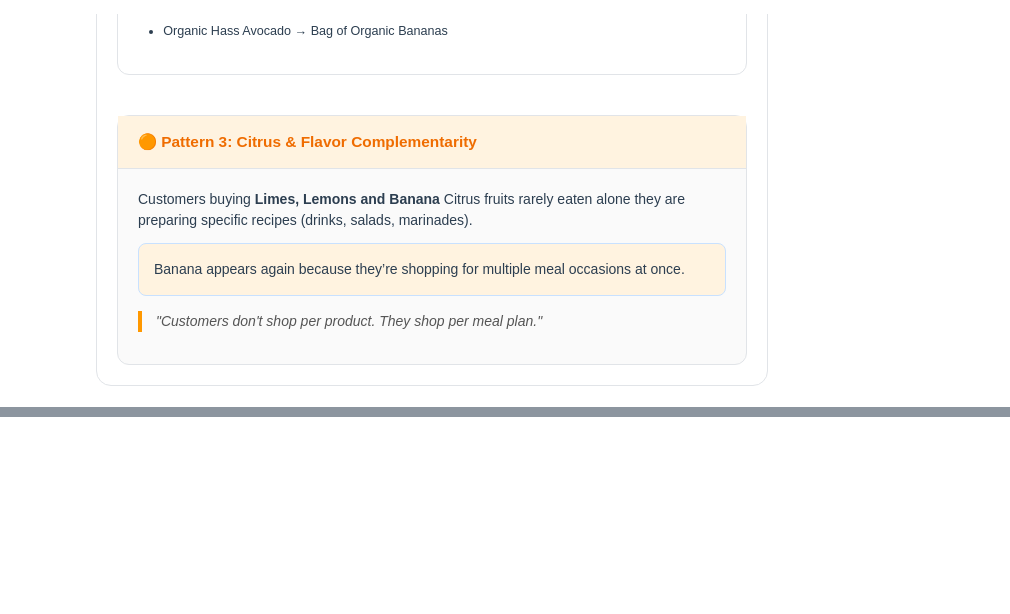
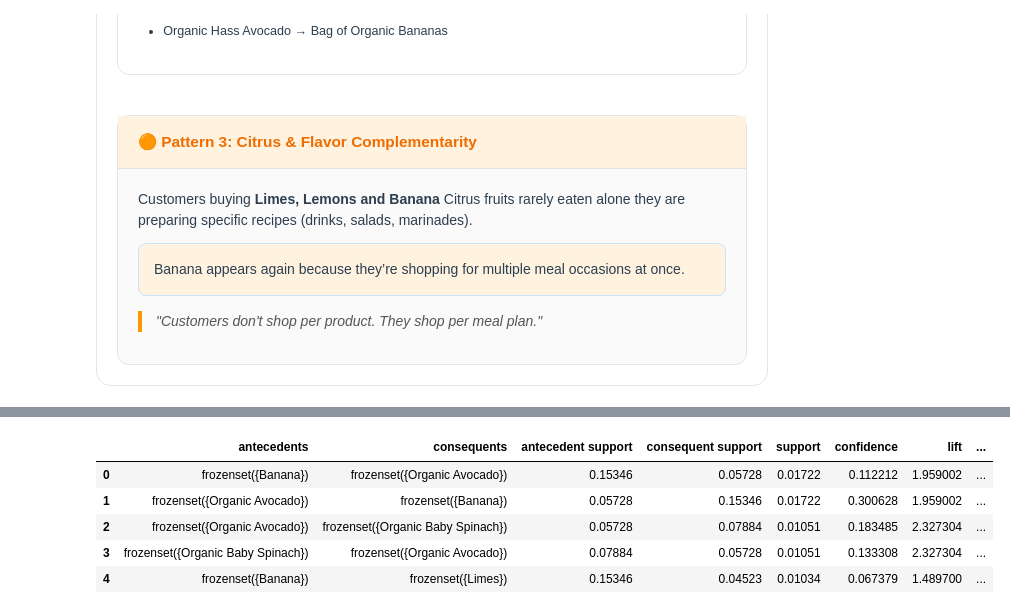
Before and after one commit to pradeepjoel/instacart-retail-project, a Jupyter notebook: association_rule_mining/association_rule_mining.ipynb, the cells around one changed output, grey strips where cells are left out. Drawn from its saved outputs; the diff is of its cells as text; code cells hidden in the pictures; blank space fills up the shorter version.

```diff
--- a/association_rule_mining/association_rule_mining.ipynb
+++ b/association_rule_mining/association_rule_mining.ipynb
@@ -759,0 +783,28 @@ rules_df.sort_values('confidence', ascending=False).head(10)
+# %%
+# 3️⃣ Generate association rules
+
+
+from mlxtend.frequent_patterns import association_rules
+
+fp_rules = association_rules(
+    fp_itemsets,
+    metric="lift",
+    min_threshold=1.2
+)
+
+fp_rules.head()
+
+fp_rules = association_rules(
+    fp_itemsets,
+    metric="lift",
+    min_threshold=1.2
+)
+
+fp_rules.head()
+# %% [output]
+|  | antecedents | consequents | antecedent support | consequent support | support | confidence | lift | ... |
+| 0 | frozenset({Banana}) | frozenset({Organic Avocado}) | 0.15346 | 0.05728 | 0.01722 | 0.112212 | 1.959002 | ... |
+| 1 | frozenset({Organic Avocado}) | frozenset({Banana}) | 0.05728 | 0.15346 | 0.01722 | 0.300628 | 1.959002 | ... |
+| 2 | frozenset({Organic Avocado}) | frozenset({Organic Baby Spinach}) | 0.05728 | 0.07884 | 0.01051 | 0.183485 | 2.327304 | ... |
+| 3 | frozenset({Organic Baby Spinach}) | frozenset({Organic Avocado}) | 0.07884 | 0.05728 | 0.01051 | 0.133308 | 2.327304 | ... |
+| 4 | frozenset({Banana}) | frozenset({Limes}) | 0.15346 | 0.04523 | 0.01034 | 0.067379 | 1.489700 | ... |
```
Also changed, not shown: parts of 7 cells of this notebook, 1 other file.
